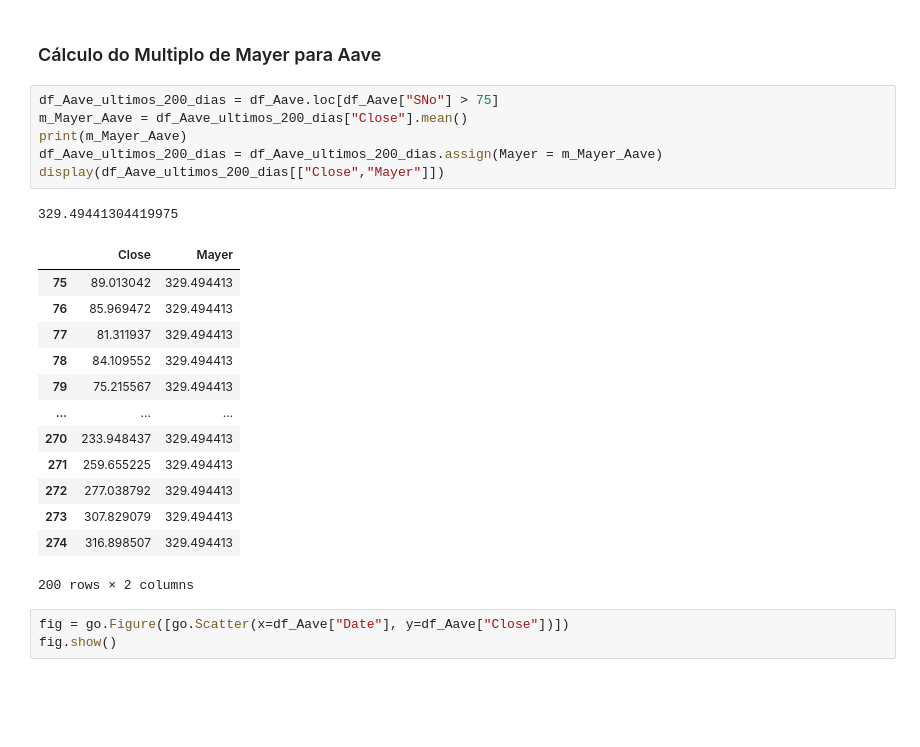
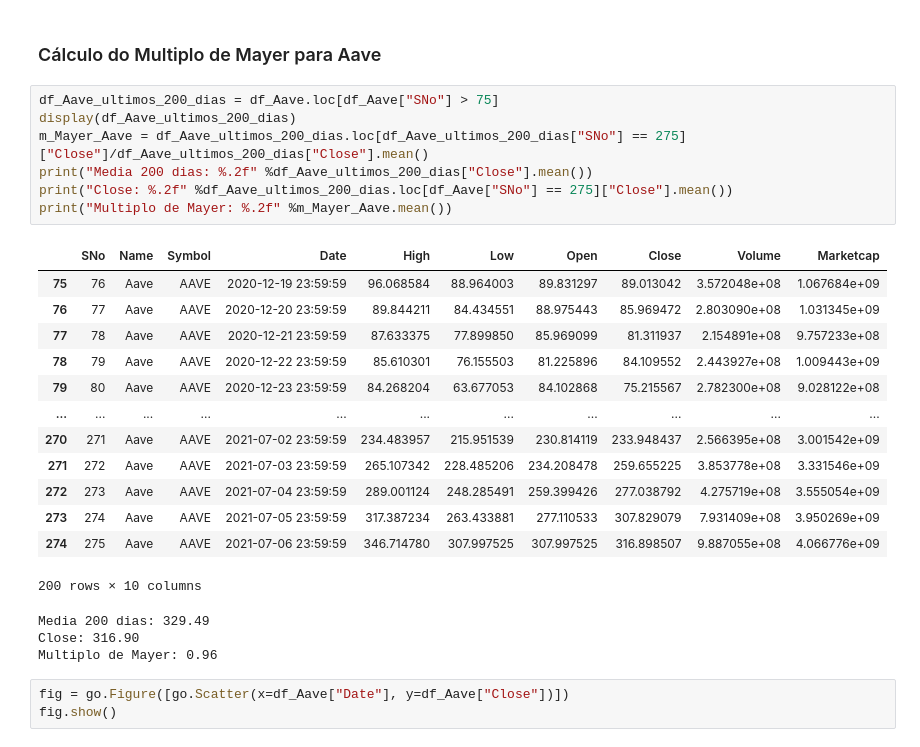
Before and after one commit to Arilson-X/AnalIseDeCriptomoedas, a Jupyter notebook: Analise de Criptomoedas.ipynb, the cells around one changed output. Drawn from its saved outputs; the diff is of its cells as text; blank space fills up the shorter version.

Commit message:
Inserido o Calculo de Mayer e Visualização Gráfica para Aave e Bitcoin

```diff
--- a/Analise de Criptomoedas.ipynb
+++ b/Analise de Criptomoedas.ipynb
@@ -27,25 +27,28 @@ display(df_Aave)
 ### Cálculo do Multiplo de Mayer para Aave
 # %%
 df_Aave_ultimos_200_dias = df_Aave.loc[df_Aave["SNo"] > 75]
-m_Mayer_Aave = df_Aave_ultimos_200_dias["Close"].mean()
-print(m_Mayer_Aave)
-df_Aave_ultimos_200_dias = df_Aave_ultimos_200_dias.assign(Mayer = m_Mayer_Aave)
-display(df_Aave_ultimos_200_dias[["Close","Mayer"]])
+display(df_Aave_ultimos_200_dias)
+m_Mayer_Aave = df_Aave_ultimos_200_dias.loc[df_Aave_ultimos_200_dias["SNo"] == 275]["Close"]/df_Aave_ultimos_200_dias["Close"].mean()
+print("Media 200 dias: %.2f" %df_Aave_ultimos_200_dias["Close"].mean())
+print("Close: %.2f" %df_Aave_ultimos_200_dias.loc[df_Aave["SNo"] == 275]["Close"].mean())
+print("Multiplo de Mayer: %.2f" %m_Mayer_Aave.mean())
 # %% [output]
+|  | SNo | Name | Symbol | Date | High | Low | Open | Close | Volume | Marketcap |
+| 75 | 76 | Aave | AAVE | 2020-12-19 23:59:59 | 96.068584 | 88.964003 | 89.831297 | 89.013042 | 3.572048e+08 | 1.067684e+09 |
+| 76 | 77 | Aave | AAVE | 2020-12-20 23:59:59 | 89.844211 | 84.434551 | 88.975443 | 85.969472 | 2.803090e+08 | 1.031345e+09 |
+| 77 | 78 | Aave | AAVE | 2020-12-21 23:59:59 | 87.633375 | 77.899850 | 85.969099 | 81.311937 | 2.154891e+08 | 9.757233e+08 |
+| 78 | 79 | Aave | AAVE | 2020-12-22 23:59:59 | 85.610301 | 76.155503 | 81.225896 | 84.109552 | 2.443927e+08 | 1.009443e+09 |
+| 79 | 80 | Aave | AAVE | 2020-12-23 23:59:59 | 84.268204 | 63.677053 | 84.102868 | 75.215567 | 2.782300e+08 | 9.028122e+08 |
+| ... | ... | ... | ... | ... | ... | ... | ... | ... | ... | ... |
+| 270 | 271 | Aave | AAVE | 2021-07-02 23:59:59 | 234.483957 | 215.951539 | 230.814119 | 233.948437 | 2.566395e+08 | 3.001542e+09 |
+| 271 | 272 | Aave | AAVE | 2021-07-03 23:59:59 | 265.107342 | 228.485206 | 234.208478 | 259.655225 | 3.853778e+08 | 3.331546e+09 |
+| 272 | 273 | Aave | AAVE | 2021-07-04 23:59:59 | 289.001124 | 248.285491 | 259.399426 | 277.038792 | 4.275719e+08 | 3.555054e+09 |
+| 273 | 274 | Aave | AAVE | 2021-07-05 23:59:59 | 317.387234 | 263.433881 | 277.110533 | 307.829079 | 7.931409e+08 | 3.950269e+09 |
+| 274 | 275 | Aave | AAVE | 2021-07-06 23:59:59 | 346.714780 | 307.997525 | 307.997525 | 316.898507 | 9.887055e+08 | 4.066776e+09 |
-329.49441304419975
+200 rows × 10 columns
-|  | Close | Mayer |
-| 75 | 89.013042 | 329.494413 |
-| 76 | 85.969472 | 329.494413 |
-| 77 | 81.311937 | 329.494413 |
-| 78 | 84.109552 | 329.494413 |
-| 79 | 75.215567 | 329.494413 |
-| ... | ... | ... |
-| 270 | 233.948437 | 329.494413 |
-| 271 | 259.655225 | 329.494413 |
-| 272 | 277.038792 | 329.494413 |
-| 273 | 307.829079 | 329.494413 |
-| 274 | 316.898507 | 329.494413 |
-200 rows × 2 columns
+Media 200 dias: 329.49
+Close: 316.90
+Multiplo de Mayer: 0.96
 # %%
 fig = go.Figure([go.Scatter(x=df_Aave["Date"], y=df_Aave["Close"])])
 fig.show()
```
Also changed, not shown: parts of 4 cells of this notebook.
